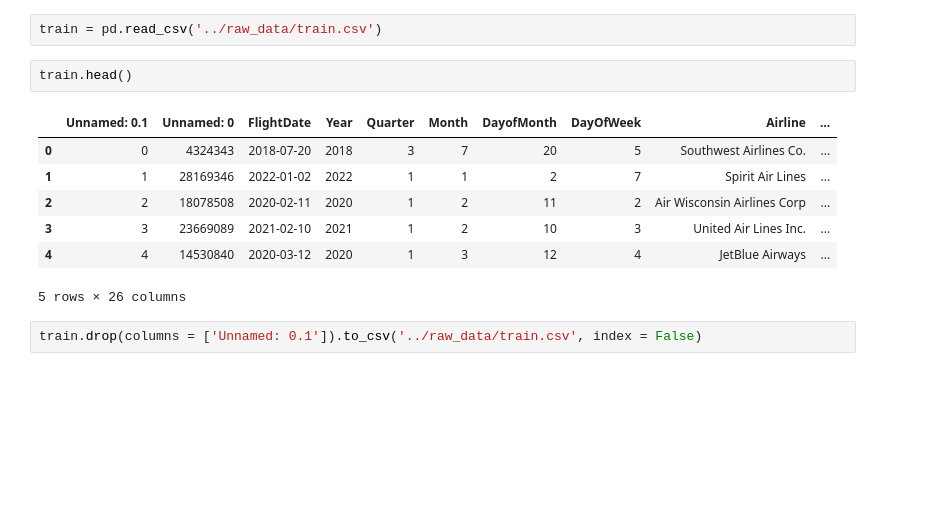
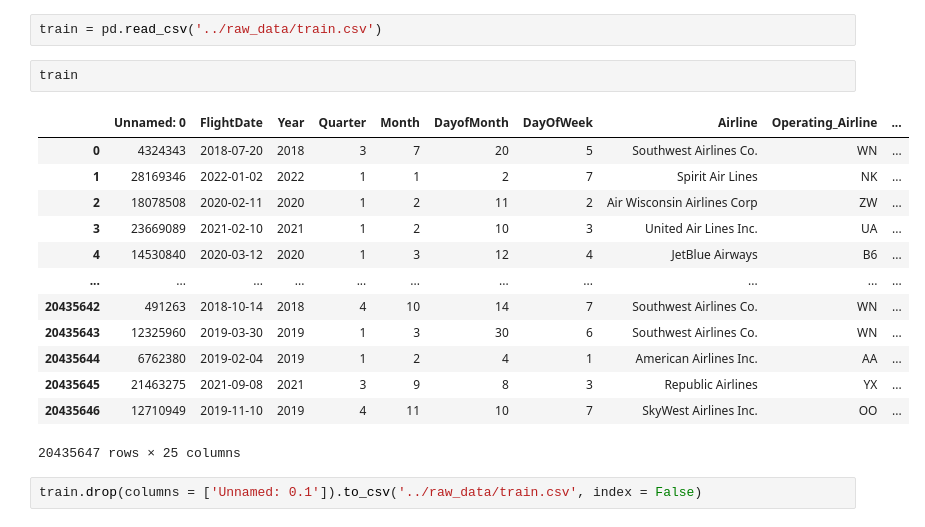
Before and after one commit to sameriliya/delai, a Jupyter notebook: notebooks/sam_model_demo.ipynb, the cells around one changed output. Cells and saved outputs as stored; diff of their text form; blank space fills up the shorter version.

```diff
--- a/notebooks/sam_model_demo.ipynb
+++ b/notebooks/sam_model_demo.ipynb
@@ -130,15 +130,21 @@ sns.histplot(X.max())
 # %%
 train = pd.read_csv('../raw_data/train.csv')
 # %%
-train.head()
+train
 # %% [output]
-|  | Unnamed: 0.1 | Unnamed: 0 | FlightDate | Year | Quarter | Month | DayofMonth | DayOfWeek | Airline | ... |
-| 0 | 0 | 4324343 | 2018-07-20 | 2018 | 3 | 7 | 20 | 5 | Southwest Airlines Co. | ... |
-| 1 | 1 | 28169346 | 2022-01-02 | 2022 | 1 | 1 | 2 | 7 | Spirit Air Lines | ... |
-| 2 | 2 | 18078508 | 2020-02-11 | 2020 | 1 | 2 | 11 | 2 | Air Wisconsin Airlines Corp | ... |
-| 3 | 3 | 23669089 | 2021-02-10 | 2021 | 1 | 2 | 10 | 3 | United Air Lines Inc. | ... |
-| 4 | 4 | 14530840 | 2020-03-12 | 2020 | 1 | 3 | 12 | 4 | JetBlue Airways | ... |
+|  | Unnamed: 0 | FlightDate | Year | Quarter | Month | DayofMonth | DayOfWeek | Airline | Operating_Airline | ... |
+| 0 | 4324343 | 2018-07-20 | 2018 | 3 | 7 | 20 | 5 | Southwest Airlines Co. | WN | ... |
+| 1 | 28169346 | 2022-01-02 | 2022 | 1 | 1 | 2 | 7 | Spirit Air Lines | NK | ... |
+| 2 | 18078508 | 2020-02-11 | 2020 | 1 | 2 | 11 | 2 | Air Wisconsin Airlines Corp | ZW | ... |
+| 3 | 23669089 | 2021-02-10 | 2021 | 1 | 2 | 10 | 3 | United Air Lines Inc. | UA | ... |
+| 4 | 14530840 | 2020-03-12 | 2020 | 1 | 3 | 12 | 4 | JetBlue Airways | B6 | ... |
+| ... | ... | ... | ... | ... | ... | ... | ... | ... | ... | ... |
+| 20435642 | 491263 | 2018-10-14 | 2018 | 4 | 10 | 14 | 7 | Southwest Airlines Co. | WN | ... |
+| 20435643 | 12325960 | 2019-03-30 | 2019 | 1 | 3 | 30 | 6 | Southwest Airlines Co. | WN | ... |
+| 20435644 | 6762380 | 2019-02-04 | 2019 | 1 | 2 | 4 | 1 | American Airlines Inc. | AA | ... |
+| 20435645 | 21463275 | 2021-09-08 | 2021 | 3 | 9 | 8 | 3 | Republic Airlines | YX | ... |
+| 20435646 | 12710949 | 2019-11-10 | 2019 | 4 | 11 | 10 | 7 | SkyWest Airlines Inc. | OO | ... |
-5 rows × 26 columns
+20435647 rows × 25 columns
 # %%
 train.drop(columns = ['Unnamed: 0.1']).to_csv('../raw_data/train.csv', index = False)
 # %%
```
